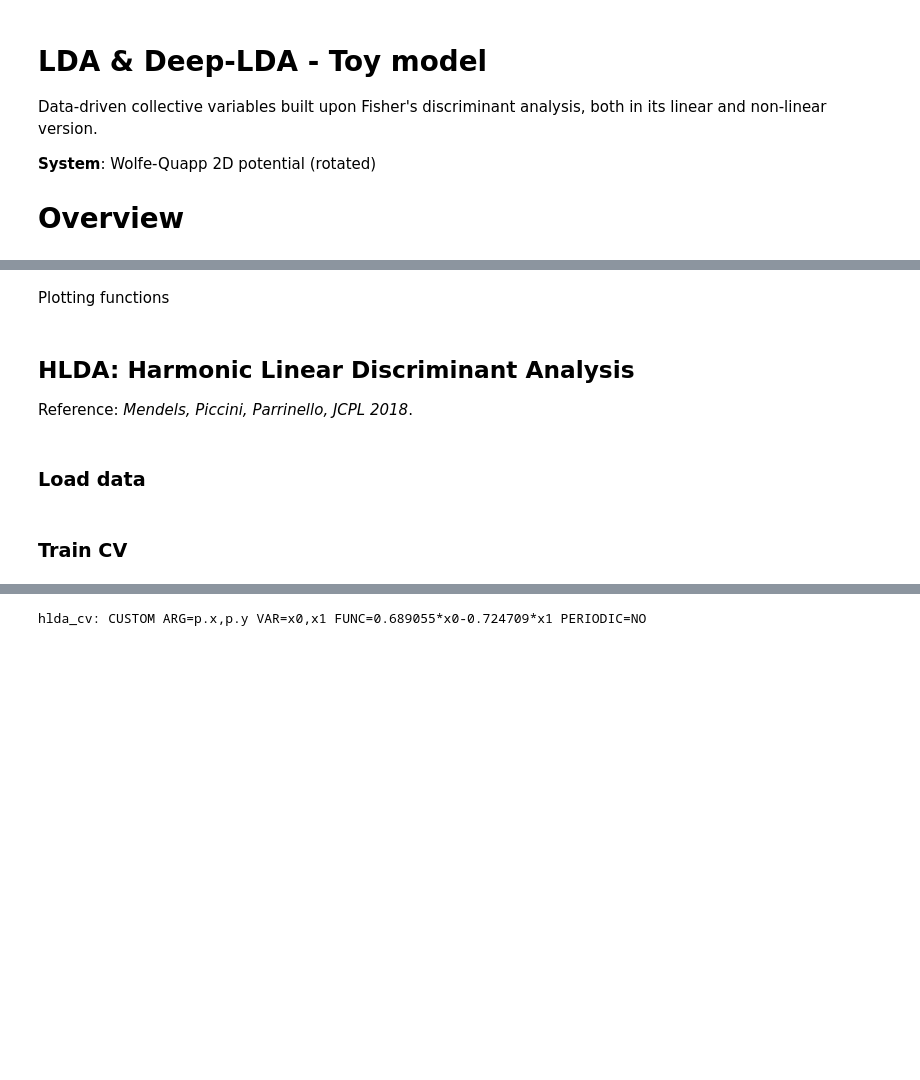
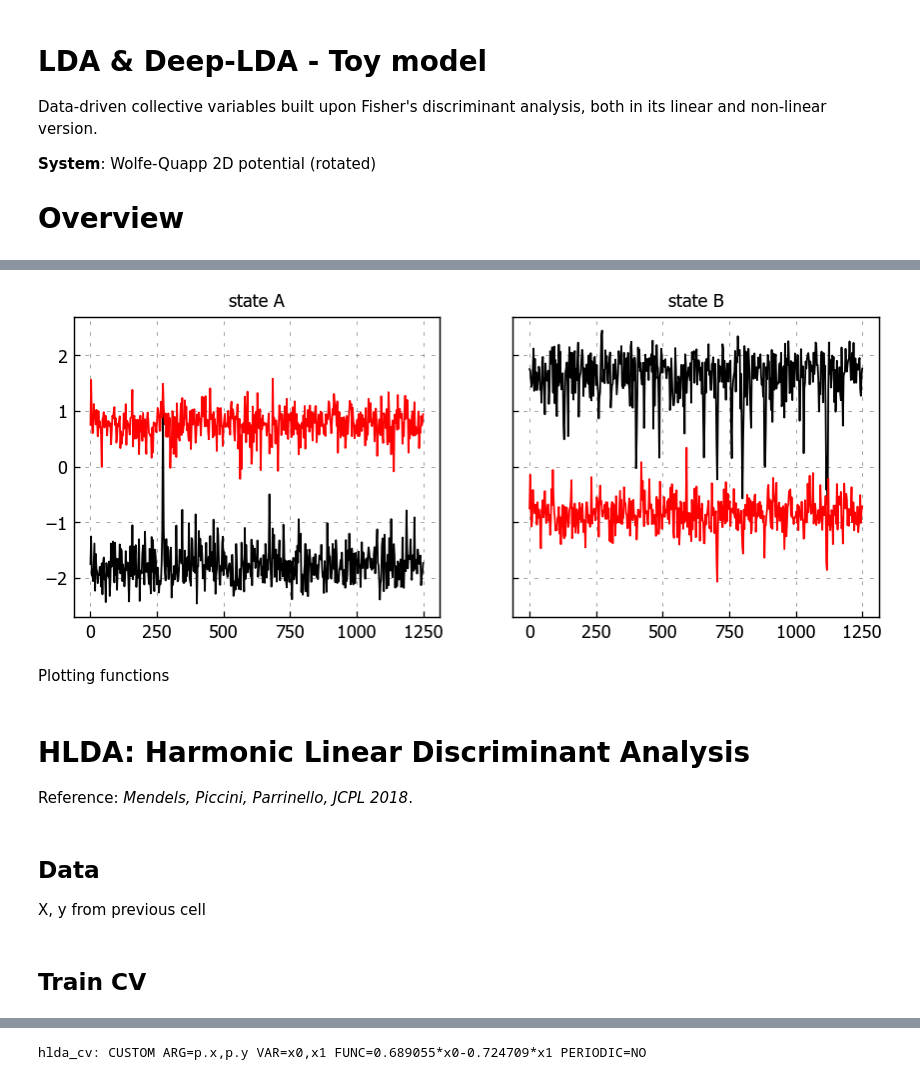
Before and after one commit to thangckt/note_md, a Jupyter notebook: notebook/free_energy/mlcvs/1_2d_model_discriminant.ipynb, the cells around one changed output, grey strips where cells are left out. Saved outputs shown, nothing was run; the diff lists cells and outputs as text; code cells hidden in the pictures; blank space fills up the shorter version.

```diff
--- a/notebook/free_energy/mlcvs/1_2d_model_discriminant.ipynb
+++ b/notebook/free_energy/mlcvs/1_2d_model_discriminant.ipynb
@@ -16,7 +16,9 @@ import torch
 import numpy as np
 import pandas as pd
 
+from thatool.io  import read_data
+from thatool.vis import matplot_style
 import matplotlib.pyplot as plt
-plt.style.use('../light.mplstyle')
+plt.style.use(matplot_style.light)
 
 dir_nb = globals()['_dh'][0]
@@ -74,3 +86,13 @@ def load_dataset_2d_model():
+# %%
+## plot
+fig, axs = plt.subplots(nrows=1, ncols=2, figsize=(8,3), sharey=True)
+axs[0].plot(dataA['time'], dataA.filter(regex='p'))   # plot p.*
+axs[1].plot(dataB['time'], dataB.filter(regex='p'))   # plot p.*
+axs[0].set_title('state A')
+axs[1].set_title('state B')
+plt.show()
+# %% [output]
+[figure, added]
 # %% [markdown]
 Plotting functions
 # %%
@@ -118,8 +140,6 @@ def plot_cv_histogram(s,label=None,ax=None,**kwargs):
     if label is not None:
         ax.set_xlabel(label)
 # %% [markdown]
-## HLDA: Harmonic Linear Discriminant Analysis
+# HLDA: Harmonic Linear Discriminant Analysis
 
 Reference: _Mendels, Piccini, Parrinello, JCPL 2018_.
-# %% [markdown]
-### Load data
@@ -127,0 +146,4 @@ X, y, feature_names = load_dataset_2d_model()
+# %% [markdown]
+## Data
+
+X, y from previous cell
@@ -128,5 +153,5 @@ X, y, feature_names = load_dataset_2d_model()
 # %% [markdown]
-### Train CV
+## Train CV
 # %%
 from mlcvs.lda import LDA_CV
 
```
Also changed, not shown: parts of 23 cells of this notebook, 1 other file.
